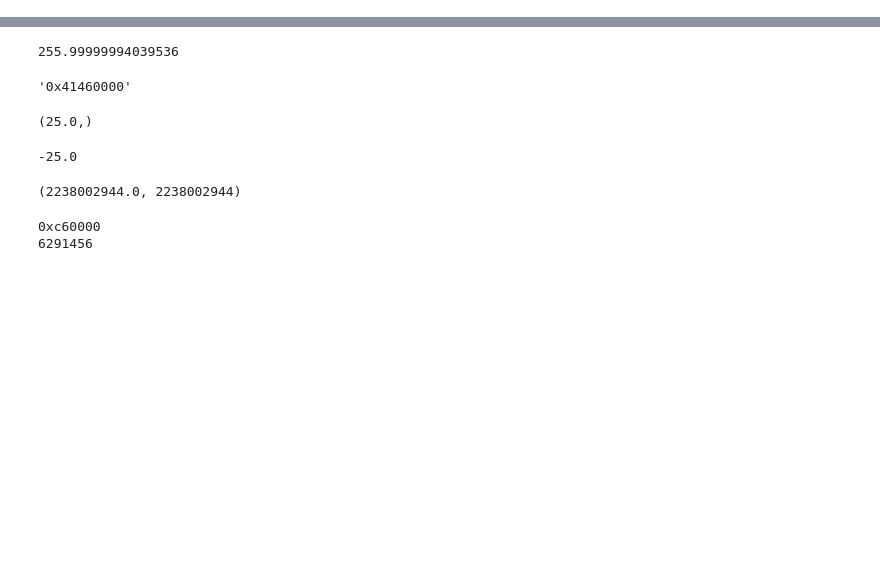
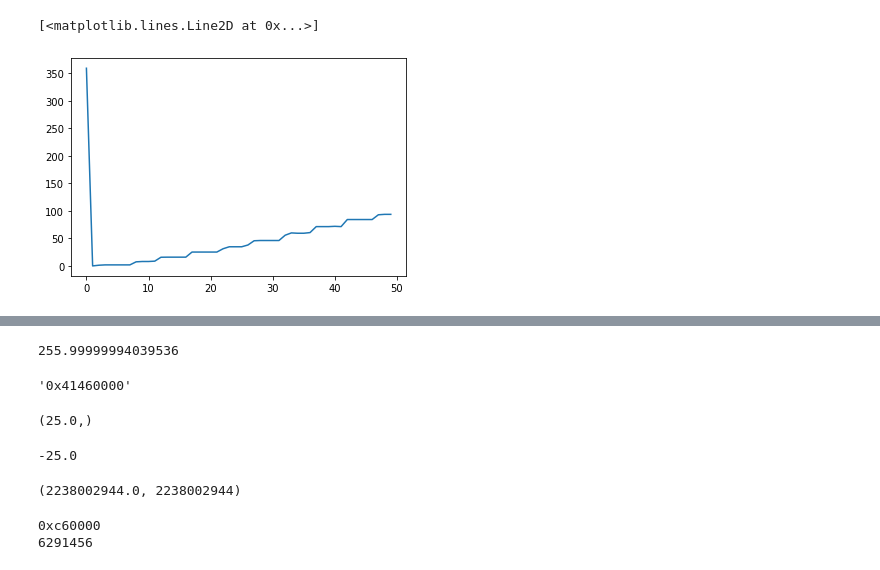
Before and after one commit to goatchurchprime/jupyter_micropython_developer_notebooks, a Jupyter notebook: projects/float32_conversions/PC_float32_experiments.ipynb, the cells around one changed output, grey strips where cells are left out. Cells and saved outputs as stored; diff of their text form; code cells hidden in the pictures; blank space fills up the shorter version.

```diff
--- a/projects/float32_conversions/PC_float32_experiments.ipynb
+++ b/projects/float32_conversions/PC_float32_experiments.ipynb
@@ -0,0 +464,5 @@
+# %%
+plt.plot(h[50:100])
+# %% [output]
+[<matplotlib.lines.Line2D at 0x...>]
+[figure, added]
```
Also changed, not shown: parts of 8 cells of this notebook, 8 other files.
